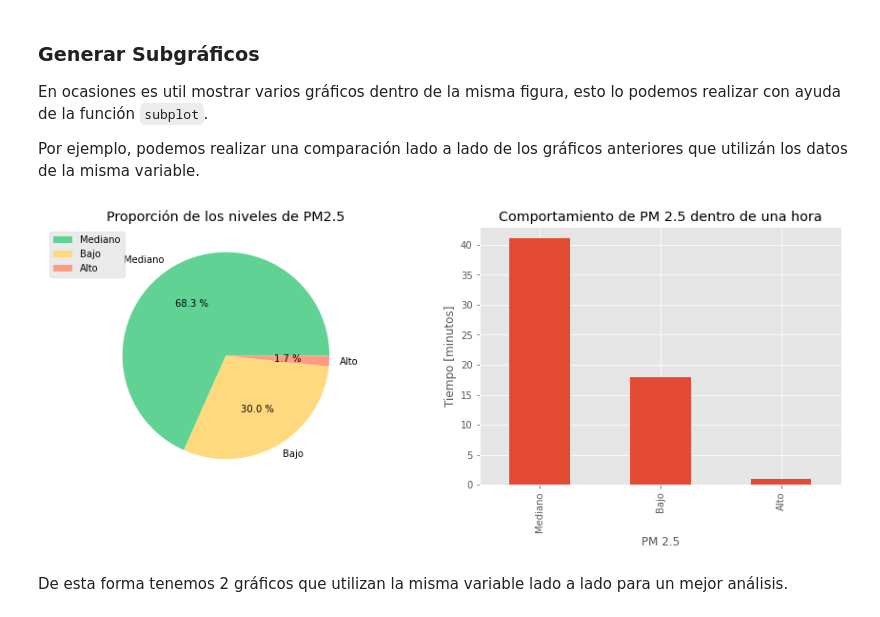
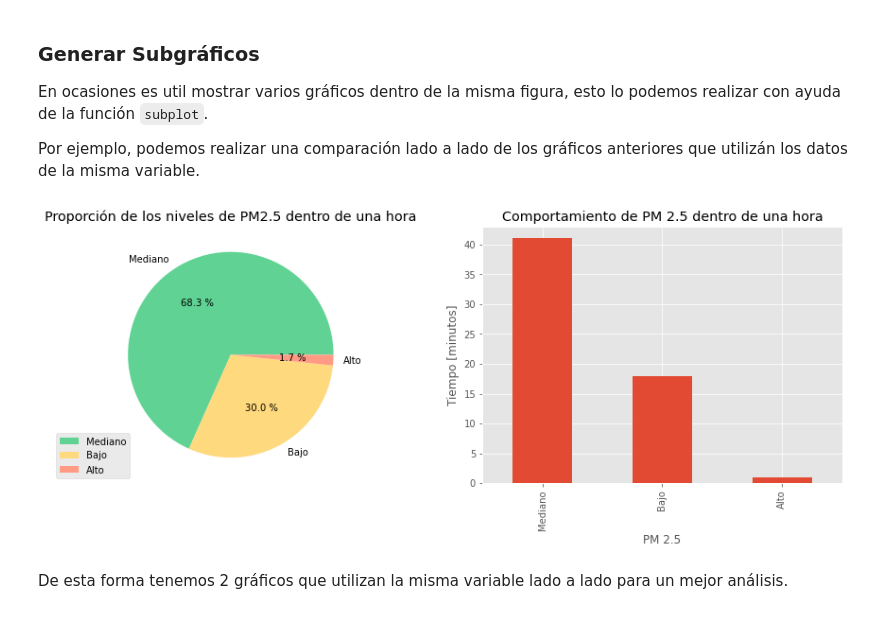
Before and after one commit to gaticavm9/Visualizacion-Datos-TPCD, a Jupyter notebook: main.ipynb, the cells around one changed output. Saved outputs shown, nothing was run; the diff lists cells and outputs as text; code cells hidden in the pictures.

```diff
--- a/main.ipynb
+++ b/main.ipynb
@@ -297,0 +299,4 @@ Podemos notar en este caso, que para el nivel Bajo, en el gráfico de barras don
+# %%
+# Ver cantidad de datos
+df_pm25 = df_can["pm25-clasificacion"].value_counts()
+df_pm25.head()
@@ -303,25 +313,25 @@ Por ejemplo, podemos realizar una comparación lado a lado de los gráficos ante
 # %%
 fig6 = plt.figure() # crear figura
 
 ax0 = fig6.add_subplot(1, 2, 1) # agregar subgráfico 1 (1 fila, 2 columnas, primer gráfico)
 ax1 = fig6.add_subplot(1, 2, 2) # agregar subgráfico 2 (1 fila, 2 columnas, segundo gráfico). Ver consejo bajo
 
 # Subgráfico 1: Gráfico de caja
 df_pm25.plot(kind='pie', autopct="%0.1f %%", colors=colores, ylabel='' , figsize=(15, 5), ax=ax0) # agregar a subgráfico 1
-ax0.set_title('Proporción de los niveles de PM2.5')
+ax0.set_title('Proporción de los niveles de PM2.5 dentro de una hora')
 ax0.set_aspect('equal', adjustable='datalim')
-ax0.legend(labels=df_pm25.index, loc='upper left')
+ax0.legend(labels=df_pm25.index, loc='lower left')
 
 # Subgráfico 2: Gráfico de línea
 df_pm25.plot(kind='bar', x=nombres_de_grupo, figsize=(15, 5), ax=ax1) # agregar a subgráfico 1
 ax1.set_title("Comportamiento de PM 2.5 dentro de una hora")
 ax1.set_xlabel("PM 2.5")
 ax1.set_ylabel("Tiempo [minutos]")
 
 fig6 = plt.gcf()
 plt.show()
 # %% [output]
-[figure, old version]
+[figure, new version]
 # %% [markdown]
 De esta forma tenemos 2 gráficos que utilizan la misma variable lado a lado para un mejor análisis.
 # %% [markdown]
```
Also changed, not shown: parts of 7 cells of this notebook, 7 other files.
